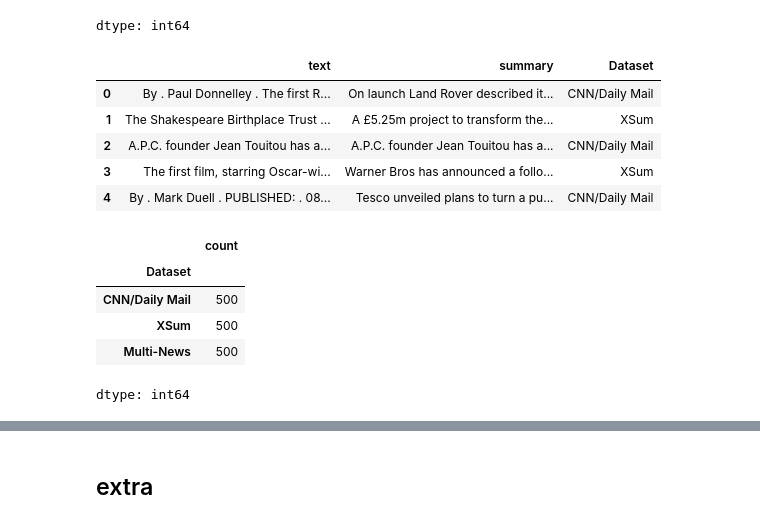
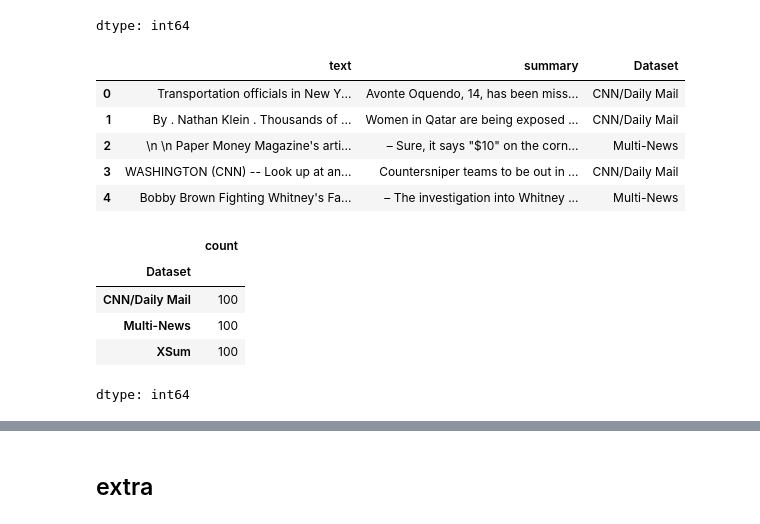
Before and after one commit to zoebatz/CAP6640_Project, a Jupyter notebook: NLP_datasets.ipynb, the cells around one changed output, grey strips where cells are left out. Drawn from its saved outputs; the diff is of its cells as text; code cells hidden in the pictures.

Commit message:
summary datasets update

```diff
--- a/NLP_datasets.ipynb
+++ b/NLP_datasets.ipynb
@@ -493,23 +495,23 @@ data_sum1['Dataset'].value_counts()
 | Multi-News | 56216 |
 dtype: int64
 # %%
-# 500 from each Dataset
-data_sum1_500 = data_sum1.groupby('Dataset').head(500).reset_index(drop=True)
-data_sum1_500.head()
+# 100 from each Dataset
+data_sum1_100 = data_sum1.groupby('Dataset').head(100).reset_index(drop=True)
+data_sum1_100.head()
 # %% [output]
 |  | text | summary | Dataset |
-| 0 | By . Paul Donnelley . The first R... | On launch Land Rover described it... | CNN/Daily Mail |
-| 1 | The Shakespeare Birthplace Trust ... | A £5.25m project to transform the... | XSum |
-| 2 | A.P.C. founder Jean Touitou has a... | A.P.C. founder Jean Touitou has a... | CNN/Daily Mail |
-| 3 | The first film, starring Oscar-wi... | Warner Bros has announced a follo... | XSum |
-| 4 | By . Mark Duell . PUBLISHED: . 08... | Tesco unveiled plans to turn a pu... | CNN/Daily Mail |
+| 0 | Transportation officials in New Y... | Avonte Oquendo, 14, has been miss... | CNN/Daily Mail |
+| 1 | By . Nathan Klein . Thousands of ... | Women in Qatar are being exposed ... | CNN/Daily Mail |
+| 2 | \n \n Paper Money Magazine's arti... | – Sure, it says "$10" on the corn... | Multi-News |
+| 3 | WASHINGTON (CNN) -- Look up at an... | Countersniper teams to be out in ... | CNN/Daily Mail |
+| 4 | Bobby Brown Fighting Whitney's Fa... | – The investigation into Whitney ... | Multi-News |
 # %%
 # dataset breakdown
-data_sum1_500['Dataset'].value_counts()
+data_sum1_100['Dataset'].value_counts()
 # %% [output]
 |  | count |
 | Dataset |  |
-| CNN/Daily Mail | 500 |
-| XSum | 500 |
-| Multi-News | 500 |
+| CNN/Daily Mail | 100 |
+| Multi-News | 100 |
+| XSum | 100 |
 dtype: int64
```
Also changed, not shown: parts of 10 cells of this notebook.
